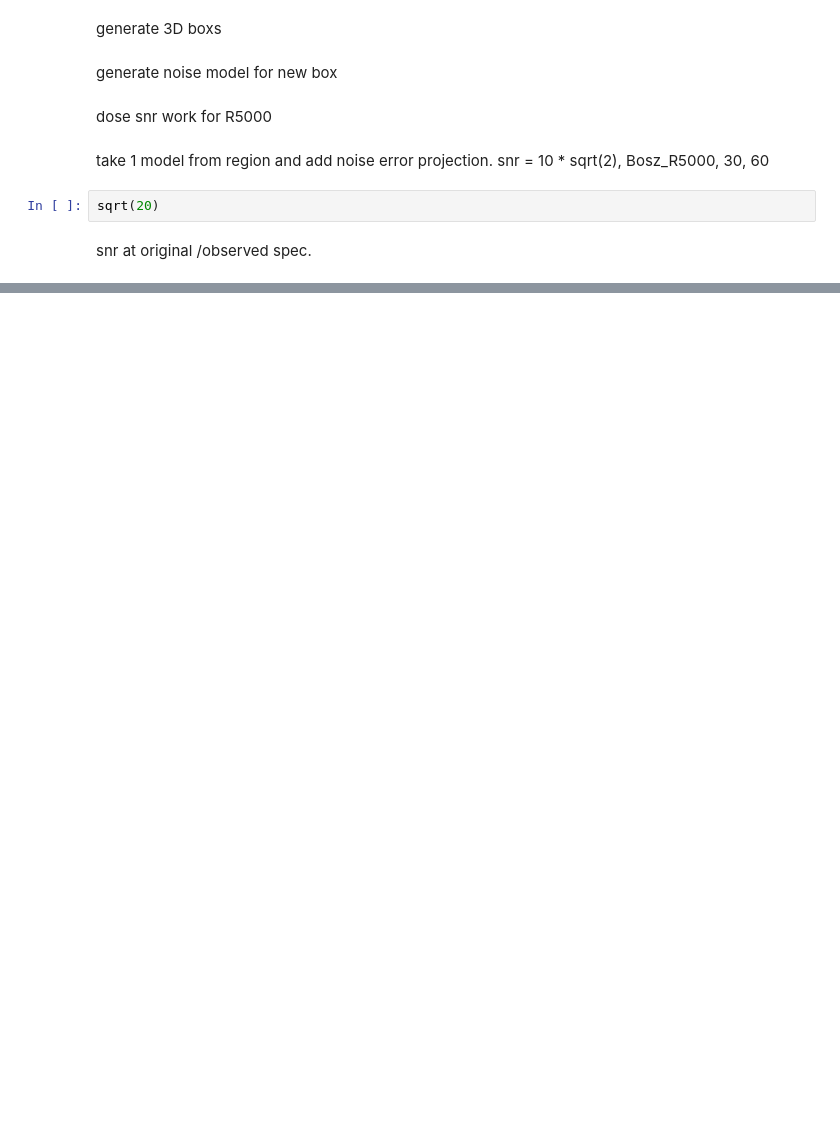
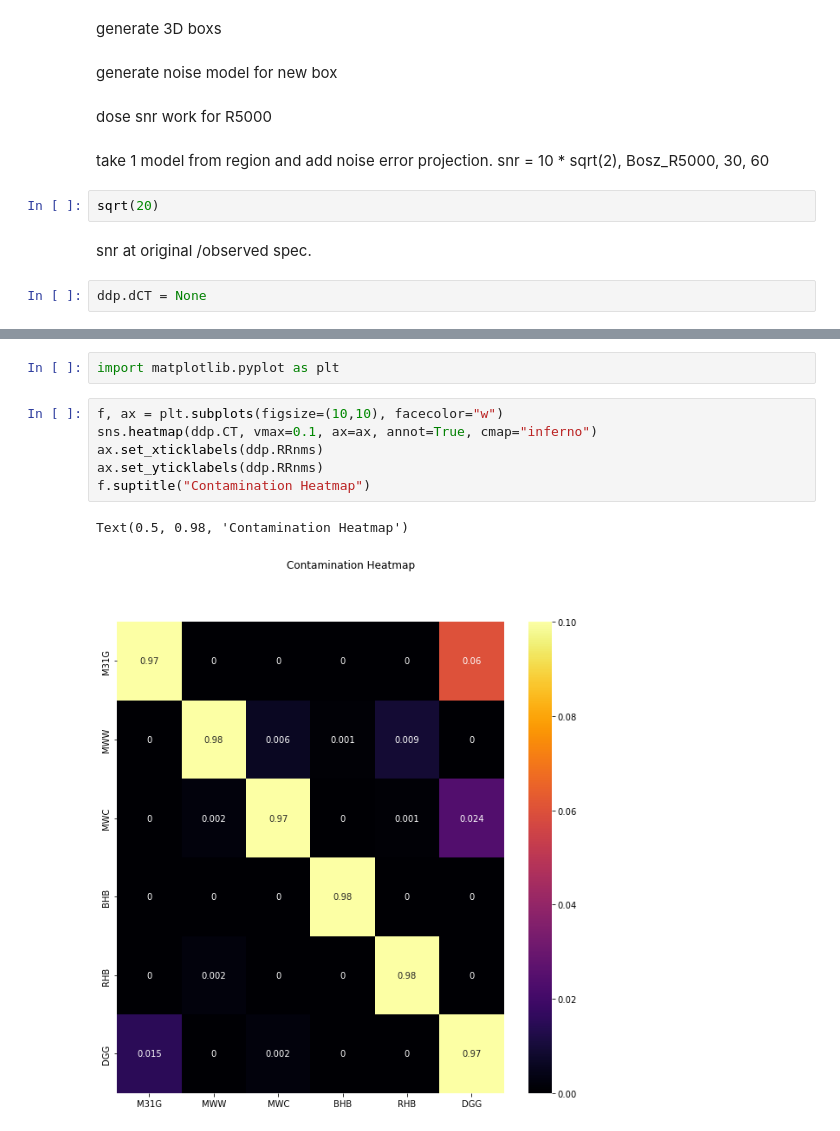
Before and after one commit to ViskaWei/LV, a Jupyter notebook: nb/dnn.ipynb, the cells around one changed output, grey strips where cells are left out. Saved outputs shown, nothing was run; the diff lists cells and outputs as text; blank space fills up the shorter version.

```diff
--- a/nb/dnn.ipynb
+++ b/nb/dnn.ipynb
@@ -48,3 +76,5 @@ error projection. snr = 10 * sqrt(2), Bosz_R5000, 30, 60
 sqrt(20)
 # %% [markdown]
 snr at original /observed spec.
+# %%
+ddp.dCT = None
@@ -50,0 +105,11 @@ snr at original /observed spec.
+# %%
+import matplotlib.pyplot as plt
+# %%
+f, ax = plt.subplots(figsize=(10,10), facecolor="w")
+sns.heatmap(ddp.CT, vmax=0.1, ax=ax, annot=True, cmap="inferno")
+ax.set_xticklabels(ddp.RRnms)
+ax.set_yticklabels(ddp.RRnms)
+f.suptitle("Contamination Heatmap")
+# %% [output]
+Text(0.5, 0.98, 'Contamination Heatmap')
+[figure, added]
```
Also changed, not shown: parts of 13 cells of this notebook, 5 other files.
